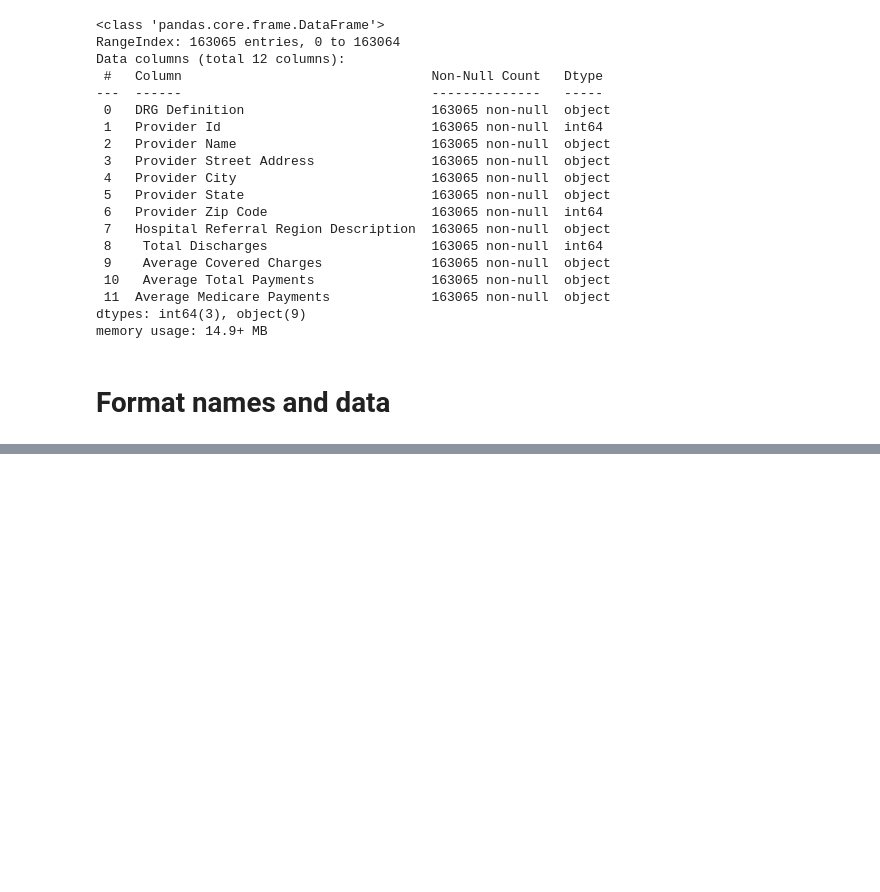
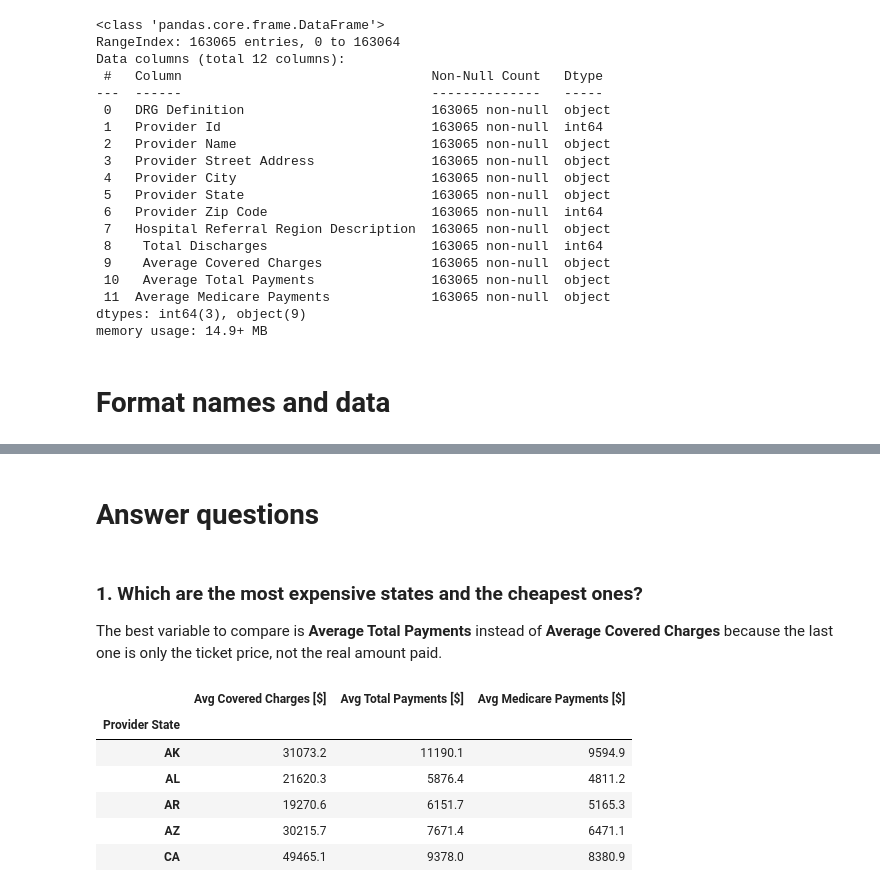
Before and after one commit to isabelyb/hospital_charges_USA, a Jupyter notebook: charges_hospital_USA.ipynb, the cells around one changed output, grey strips where cells are left out. Saved outputs shown, nothing was run; the diff lists cells and outputs as text; code cells hidden in the pictures; blank space fills up the shorter version.

```diff
--- a/charges_hospital_USA.ipynb
+++ b/charges_hospital_USA.ipynb
@@ -43,4 +55,21 @@ df.columns = df.columns.str.strip()
 # %%
 
 # To remove $  symbol and convert into float
-df[['Average Covered Charges', 'Average Total Payments', 'Average Medicare Payments']] =  df[['Average Covered Charges', 'Average Total Payments', 'Average Medicare Payments']].replace('\$','',regex=True).astype(float)
+df[['Avg Covered Charges [$]', 'Avg Total Payments [$]', 'Avg Medicare Payments [$]']] =  df[['Avg Covered Charges [$]', 'Avg Total Payments [$]', 'Avg Medicare Payments [$]']].replace('\$','',regex=True).astype(float)
+# %% [markdown]
+# Answer questions
+# %% [markdown]
+### 1. Which are the most expensive states and the cheapest ones?
+The best variable to compare is **Average Total Payments** instead of **Average Covered Charges** because the last one is only the ticket price, not the real amount paid.
+# %%
+df1 = df.groupby(df['Provider State']).median()
+df1.drop(df[['Provider Id',	'Provider Zip Code', 'Total Discharges']], axis=1, inplace=True)
+df1.head()
+# %% [output]
+|  | Avg Covered Charges [$] | Avg Total Payments [$] | Avg Medicare Payments [$] |
+| Provider State |  |  |  |
+| AK | 31073.2 | 11190.1 | 9594.9 |
+| AL | 21620.3 | 5876.4 | 4811.2 |
+| AR | 19270.6 | 6151.7 | 5165.3 |
+| AZ | 30215.7 | 7671.4 | 6471.1 |
+| CA | 49465.1 | 9378.0 | 8380.9 |
```
Also changed, not shown: parts of 10 cells of this notebook, 1 other file.
